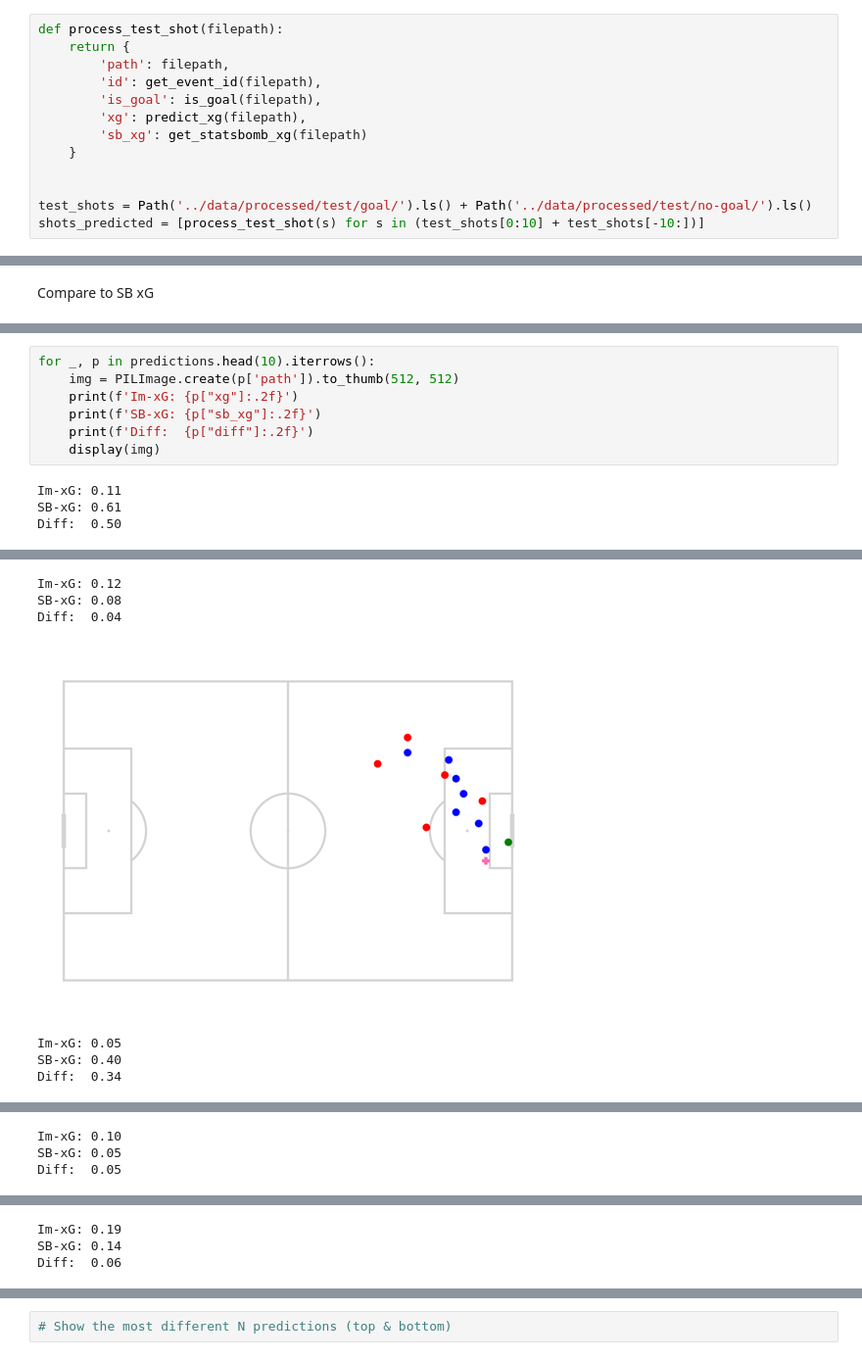
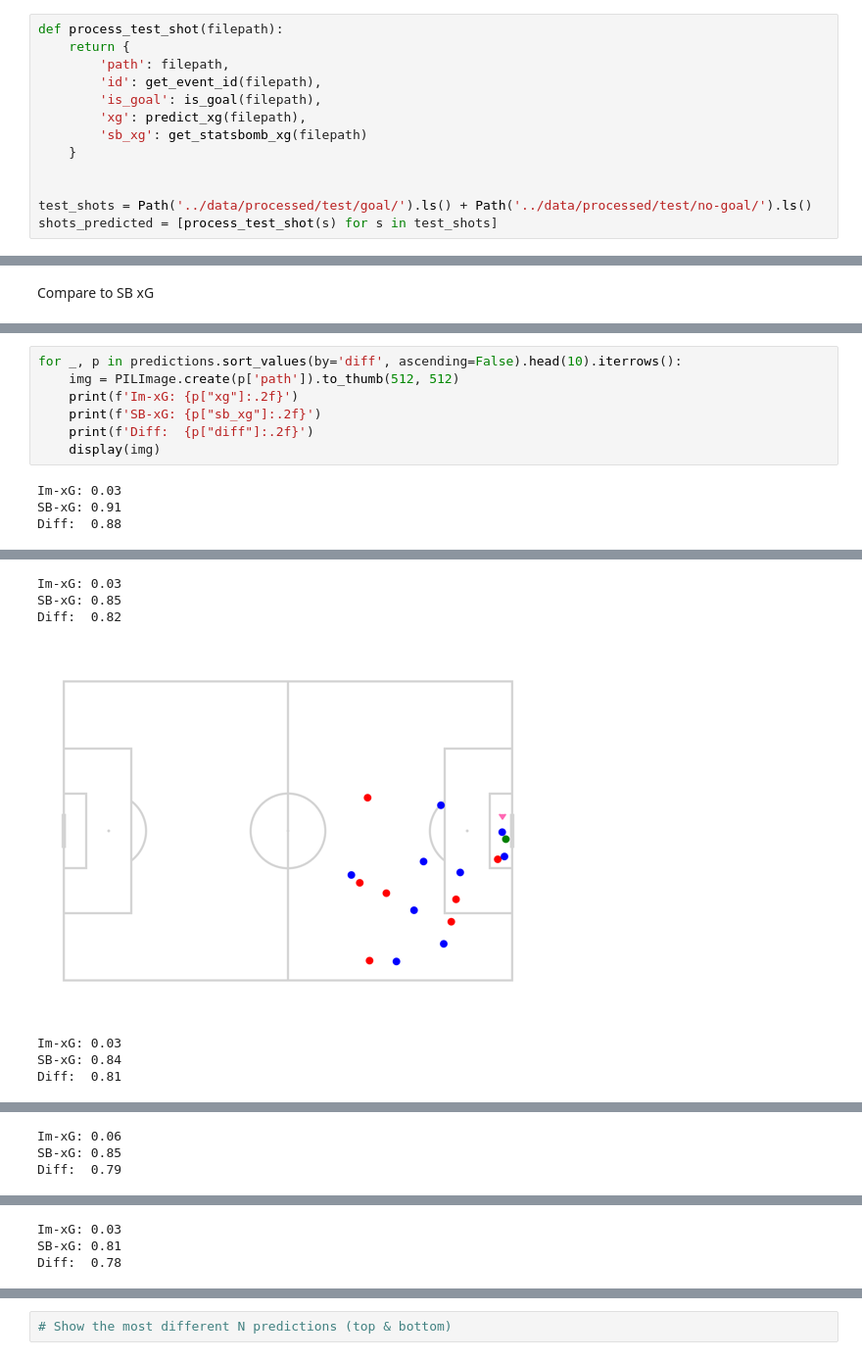
Before and after one commit to Torvaney/image-xg, a Jupyter notebook: notebooks/prototyping-model-fit.ipynb, the cells around one changed output, grey strips where cells are left out. Shown at 98% size. Drawn from its saved outputs; the diff is of its cells as text.

```diff
--- a/notebooks/prototyping-model-fit.ipynb
+++ b/notebooks/prototyping-model-fit.ipynb
@@ -93,7 +93,7 @@ def process_test_shot(filepath):
 
 
 test_shots = Path('../data/processed/test/goal/').ls() + Path('../data/processed/test/no-goal/').ls()
-shots_predicted = [process_test_shot(s) for s in (test_shots[0:10] + test_shots[-10:])]
+shots_predicted = [process_test_shot(s) for s in test_shots]
 # %% [output]
 [interactive output not drawn]
 [interactive output not drawn]
@@ -140,11 +151,11 @@ Compare to SB xG
 # %%
-for _, p in predictions.head(10).iterrows():
+for _, p in predictions.sort_values(by='diff', ascending=False).head(10).iterrows():
     img = PILImage.create(p['path']).to_thumb(512, 512)
     print(f'Im-xG: {p["xg"]:.2f}')
     print(f'SB-xG: {p["sb_xg"]:.2f}')
     print(f'Diff:  {p["diff"]:.2f}')
     display(img)
 # %% [output]
-Im-xG: 0.11
-SB-xG: 0.61
-Diff:  0.50
+Im-xG: 0.03
+SB-xG: 0.91
+Diff:  0.88
@@ -152,7 +163,7 @@ Diff:  0.50
-Im-xG: 0.12
-SB-xG: 0.08
-Diff:  0.04
+Im-xG: 0.03
+SB-xG: 0.85
+Diff:  0.82
-[figure, old version]
+[figure, new version]
-Im-xG: 0.05
-SB-xG: 0.40
-Diff:  0.34
+Im-xG: 0.03
+SB-xG: 0.84
+Diff:  0.81
@@ -160,3 +171,3 @@ Diff:  0.34
-Im-xG: 0.10
-SB-xG: 0.05
-Diff:  0.05
+Im-xG: 0.06
+SB-xG: 0.85
+Diff:  0.79
@@ -164,3 +175,3 @@ Diff:  0.05
-Im-xG: 0.19
-SB-xG: 0.14
-Diff:  0.06
+Im-xG: 0.03
+SB-xG: 0.81
+Diff:  0.78
```
Also changed, not shown: parts of 8 cells of this notebook, 1 other file.
